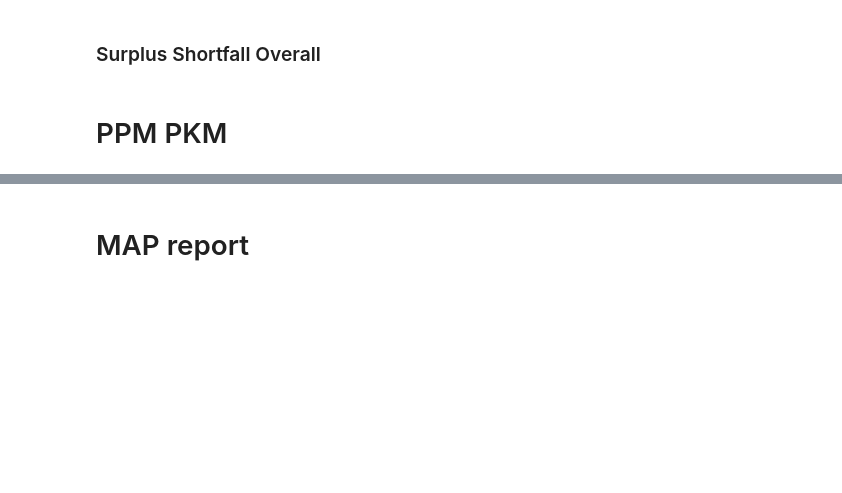
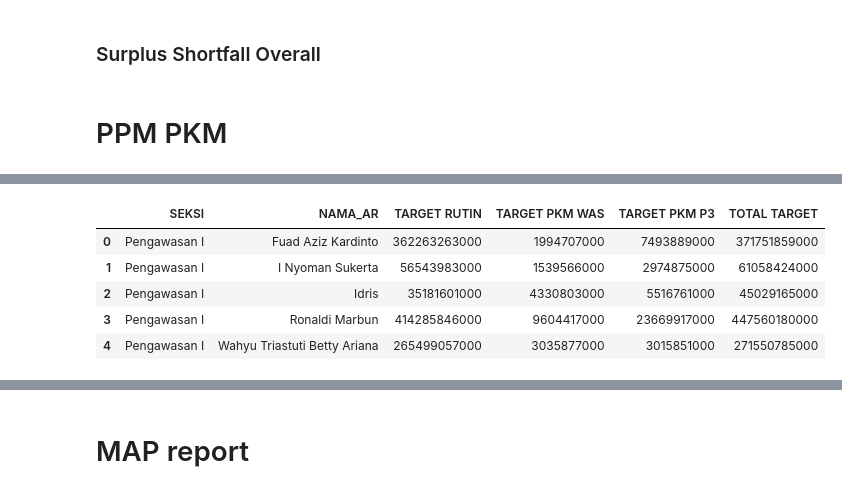
Before and after one commit to Gengsu07/MPNInfo_Notebook, a Jupyter notebook: Laporan Penerimaan/2022_LAPORAN_UPTHISMONTH.ipynb, the cells around one changed output, grey strips where cells are left out. Saved outputs shown, nothing was run; the diff lists cells and outputs as text; code cells hidden in the pictures; blank space fills up the shorter version.

```diff
--- a/Laporan Penerimaan/2022_LAPORAN_UPTHISMONTH.ipynb
+++ b/Laporan Penerimaan/2022_LAPORAN_UPTHISMONTH.ipynb
@@ -319,6 +322,6 @@ bot_sfsp.to_excel(r'D:\DATA KANTOR\BULANAN\DATA\shortfall.xlsx', index=False)
 # %% [markdown]
 # PPM PKM
 # %%
-target = pd.read_sql('select * from renpen_ppmpkm2022',con=psql_conn)
+target = pd.read_sql('select * from renpen_ppmpkm_juli2022',con=psql_conn)
 # %%
 target['TOTAL TARGET'] = target['TARGET RUTIN']+ target['TARGET PKM WAS'] + target['TARGET PKM P3']
@@ -337,0 +376,9 @@ ppmpkm = pd.pivot_table(ppmpkm,index=['SEKSI','NAMA_AR'],
+# %%
+target.head()
+# %% [output]
+|  | SEKSI | NAMA_AR | TARGET RUTIN | TARGET PKM WAS | TARGET PKM P3 | TOTAL TARGET |
+| 0 | Pengawasan I | Fuad Aziz Kardinto | 362263263000 | 1994707000 | 7493889000 | 371751859000 |
+| 1 | Pengawasan I | I Nyoman Sukerta | 56543983000 | 1539566000 | 2974875000 | 61058424000 |
+| 2 | Pengawasan I | Idris | 35181601000 | 4330803000 | 5516761000 | 45029165000 |
+| 3 | Pengawasan I | Ronaldi Marbun | 414285846000 | 9604417000 | 23669917000 | 447560180000 |
+| 4 | Pengawasan I | Wahyu Triastuti Betty Ariana | 265499057000 | 3035877000 | 3015851000 | 271550785000 |
```
Also changed, not shown: parts of 42 cells of this notebook, 2 other files.
